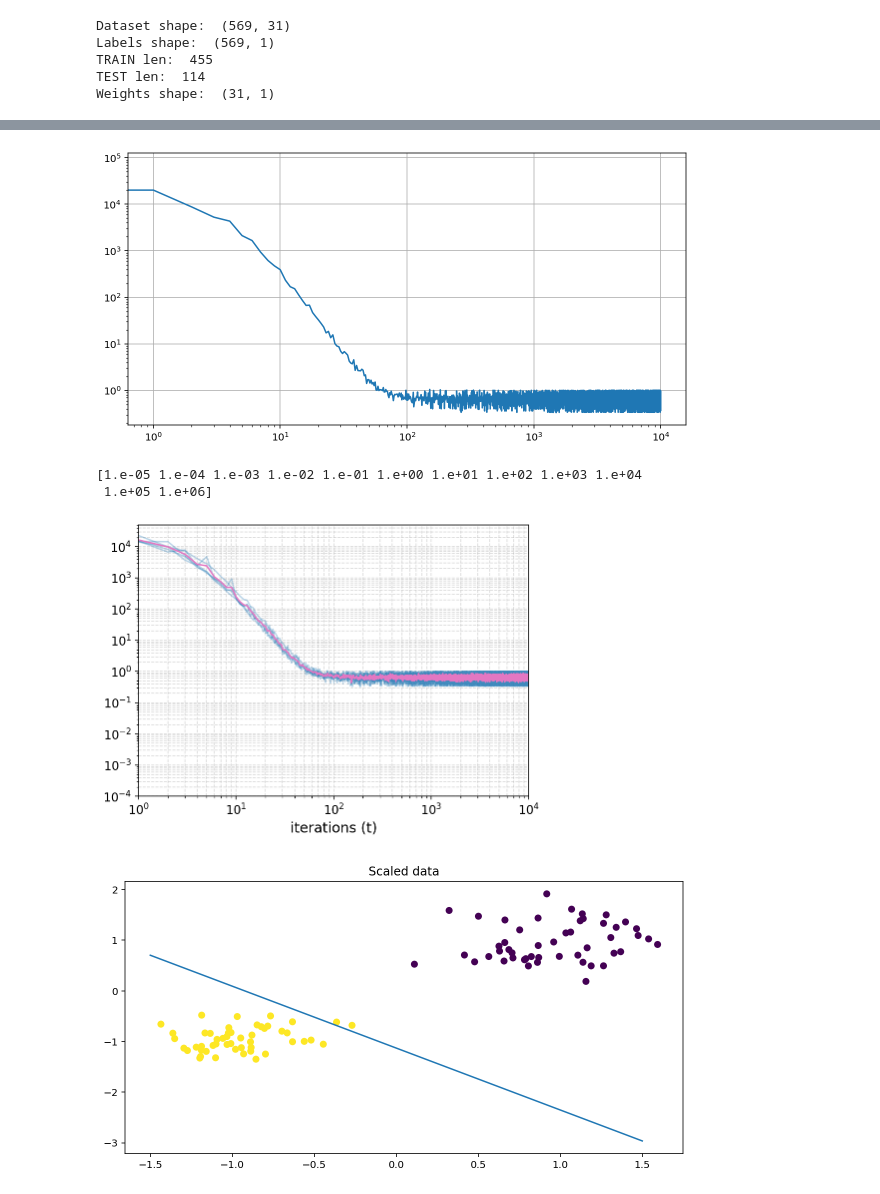
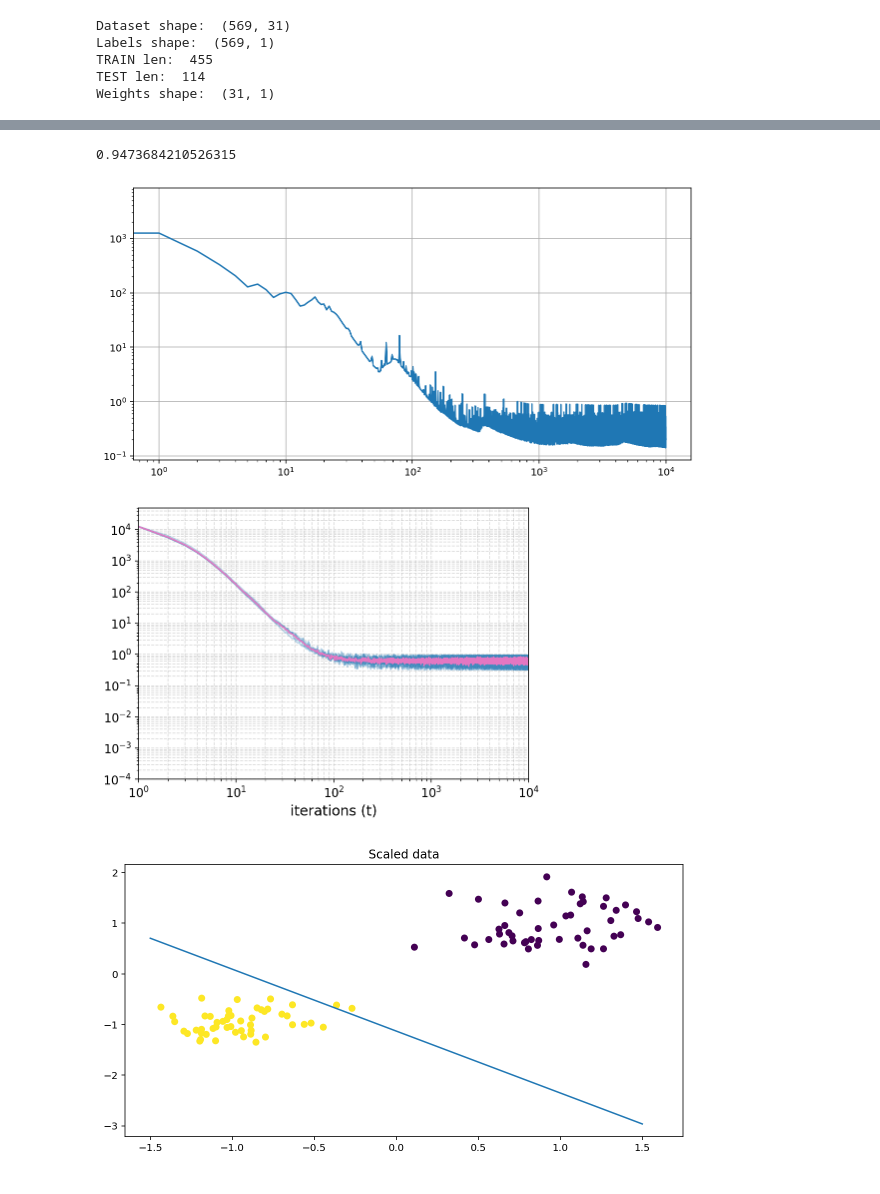
Before and after one commit to FrancescoMandru/Optimization, a Jupyter notebook: jupyter/testfunctions.ipynb, the cells around one changed output, grey strips where cells are left out. Saved outputs shown, nothing was run; the diff lists cells and outputs as text; code cells hidden in the pictures.

```diff
--- a/jupyter/testfunctions.ipynb
+++ b/jupyter/testfunctions.ipynb
@@ -142,9 +142,8 @@ def gen_least_square_data(n, d, R):
 
 
 def batch_gen(data,labels,batch_size):
-    to_remove = len(data) % batch_size
     num_batches = len(data)//batch_size
-    return np.split(data[:-to_remove], num_batches, axis=0), np.split(labels[:-to_remove], num_batches, axis=0)
+    return np.split(data[:num_batches*batch_size], num_batches, axis=0), np.split(labels[:num_batches*batch_size], num_batches, axis=0)
 
 def random_batch_selection(batches, labels):
     num_batches = len(batches)
@@ -192,7 +191,7 @@ def predict(x, w):
     return np.sign( np.dot(x,w) )
 
 def get_accuracy(y_pred,y_test):
-    corr, _ = np.where( (y_pred - y_test.T) == 0 )
+    corr, _ = np.where( (y_pred - y_test) == 0 )
     return len(corr) / len(y_pred)
 
 
@@ -219,6 +218,8 @@ def accelegrad(weights,
 
     # Initial weights
     x_i = weights[:,0]
+    ybar = weights[:,0]
+    S2 = 0
 
     # Set the gradient history (weights x num iterations)
     grad_hist = np.zeros((weights.shape[0],max_iter))
@@ -251,13 +252,13 @@ def accelegrad(weights,
 
     for i in range(1,max_iter):
 
-        print("\n\n----- ITER {} -----".format(i))
+        #print("\n\n----- ITER {} -----".format(i))
 
 
         # Select a batch at random:
         batch, lab = random_batch_selection(batches,labels)
         # Compute x_t
-        x_i = tau[i] * z_i + (1 - tau[i]) * ys[:,i]
+        x_i = tau[i] * z_i + (1 - tau[i]) * ys[:,i-1]
         #print(x_i)
         #print(ys[:,i-1])
 
@@ -283,7 +284,13 @@ def accelegrad(weights,
         #avg = 1/i * np.sum(alpha_weights[:i] * ys[:,1:i+1], axis=1)
         #print(ys[:,i])
 
-        loss[i] = squared_hinge_loss(batch, ys[:,i], lab, lamb)
+        S2 = S2 + alpha_weights[i]
+        weight = alpha_weights[i]/S2
+        ybar =  (1 - weight)*ybar + weight*ys[:,i]
+
+
+
+        loss[i] = squared_hinge_loss(batch, ybar, lab, lamb)
 
 
     return loss, np.sum(alpha_weights[:-1] * ys[:,1:], axis=1)
@@ -406,7 +382,7 @@ def accelegrad_v2(weights,
         S1 = S1 + (alphat*ng)**2
 
         etat = D/np.sqrt( 2*(G**2 + S1) )
-        zt = zt - alphat*etat*gt
+        zt = gradient_projection(zt - alphat*etat*gt,D)
 
         yt = xt - etat*gt
 
@@ -422,20 +398,24 @@ def accelegrad_v2(weights,
     return losses, ybar
 # %%
 weights_initial = np.random.rand(1, X_train.shape[1]).T
+weights_initial = np.zeros((1, X_train.shape[1])).T
 loss_hist, y_bar = accelegrad_v2(weights_initial,
                               X_train,
                               y_train,
                               D=100,
                               G=0,
-                              lamb=10,
+                              lamb=1,
                               max_iter=10000)
 
+y_pred = predict(X_test,y_bar)
+print(get_accuracy(y_pred,y_test))
 plt.plot(loss_hist)
 plt.grid()
 plt.yscale('log')
 plt.xscale('log')
 # %% [output]
+0.9473684210526315
-[figure, old version]
+[figure, new version]
 # %%
 max_iter = 10000
 
@@ -447,7 +427,7 @@ plt.grid(which='both', ls="--", alpha=0.5)
 losses = []
 for i in range(5):
     weights_initial = np.random.rand(1,X_train.shape[1]).T
-    #weights_initial = np.zeros((X_train.shape[1],1))
+    weights_initial = np.zeros((X_train.shape[1],1))
     loss, y_bar = accelegrad_v2(weights_initial,
                              X_train,
                              y_train,
@@ -465,16 +445,11 @@ plt.plot(mean_loss, c='tab:pink')
 plt.xlabel(r"iterations (t)", fontsize=14)
 plt.xlim([1,max_iter])
 plt.ylim([1e-4,5*1e4])
-locs, labels = plt.yticks()
-print(locs)
-prin
 plt.yticks(fontsize=12)
 plt.xticks(fontsize=12)
 plt.show()
 # %% [output]
-[1.e-05 1.e-04 1.e-03 1.e-02 1.e-01 1.e+00 1.e+01 1.e+02 1.e+03 1.e+04
- 1.e+05 1.e+06]
-[figure, old version]
+[figure, new version]
 # %%
 x_ax = np.arange(-1.5,1.6,0.1)
 f = -(b[0]/b[2]) - (b[1]/b[2])*x_ax
```
Also changed, not shown: parts of 3 cells of this notebook.
